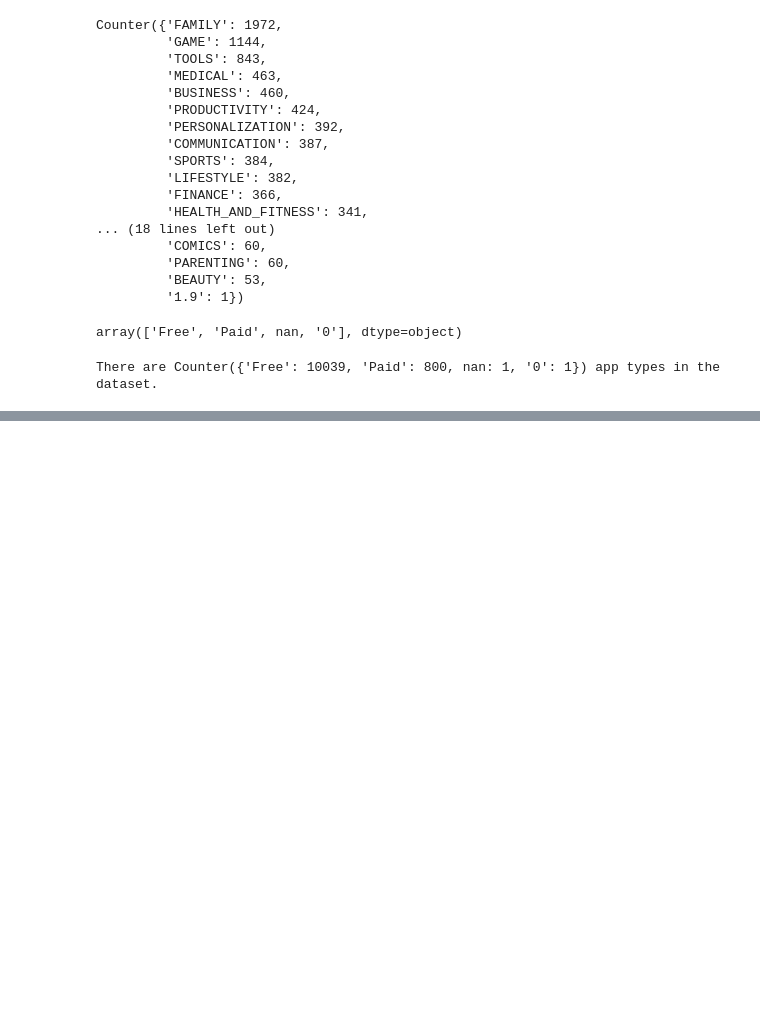
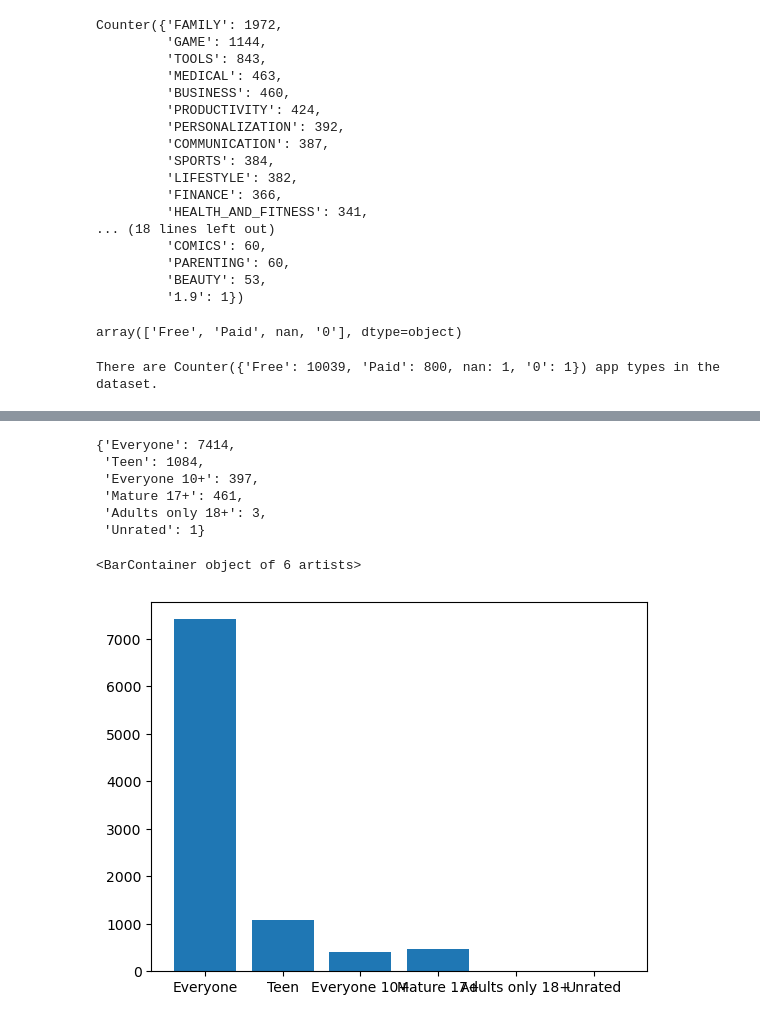
Before and after one commit to Sameershrinath/5th_sem, a Jupyter notebook: PYTHON/DATA_SCIENCE/Pandas02.ipynb, the cells around one changed output, grey strips where cells are left out. Drawn from its saved outputs; the diff is of its cells as text; code cells hidden in the pictures; blank space fills up the shorter version.

```diff
--- a/PYTHON/DATA_SCIENCE/Pandas02.ipynb
+++ b/PYTHON/DATA_SCIENCE/Pandas02.ipynb
@@ -212,0 +251,10 @@ There are Counter({'Free': 10039, 'Paid': 800, nan: 1, '0': 1}) app types in the
+# %%
+# counting for all the categories
+
+categories=df.Category.unique()
+for j in categories:
+    c=0
+    for i in df.Category:
+        if i == j:
+            c+=1
+    print(f"Total count of {j} is {c}")
@@ -212,0 +279,9 @@ There are Counter({'Free': 10039, 'Paid': 800, nan: 1, '0': 1}) app types in the
+# %%
+category_dict={}
+categories=df.Category.unique()
+for j in categories:
+    c=0
+    for i in df.Category:
+        if i == j:
+            c+=1
+    category_dict[j]=c
@@ -212,0 +310,11 @@ There are Counter({'Free': 10039, 'Paid': 800, nan: 1, '0': 1}) app types in the
+# %%
+
+def count_the_value(value,column):
+    dictionary_of_count={}
+    for j in value:
+        c=0
+        for i in column:
+            if i == j :
+                c+=1
+        dictionary_of_count[j]=c
+    return(dictionary_of_count)
@@ -212,0 +347,18 @@ There are Counter({'Free': 10039, 'Paid': 800, nan: 1, '0': 1}) app types in the
+# %%
+# for the app type column
+cnt_type=count_the_value(df['Content Rating'].unique(),df['Content Rating'])
+count_the_value(df['Content Rating'].unique(),df['Content Rating'])
+# %% [output]
+{'Everyone': 7414,
+ 'Teen': 1084,
+ 'Everyone 10+': 397,
+ 'Mature 17+': 461,
+ 'Adults only 18+': 3,
+ 'Unrated': 1}
+# %%
+import matplotlib.pyplot as plt
+
+plt.bar(cnt_type.keys(),cnt_type.values())
+# %% [output]
+<BarContainer object of 6 artists>
+[figure, added]
```
Also changed, not shown: parts of 11 cells of this notebook.
